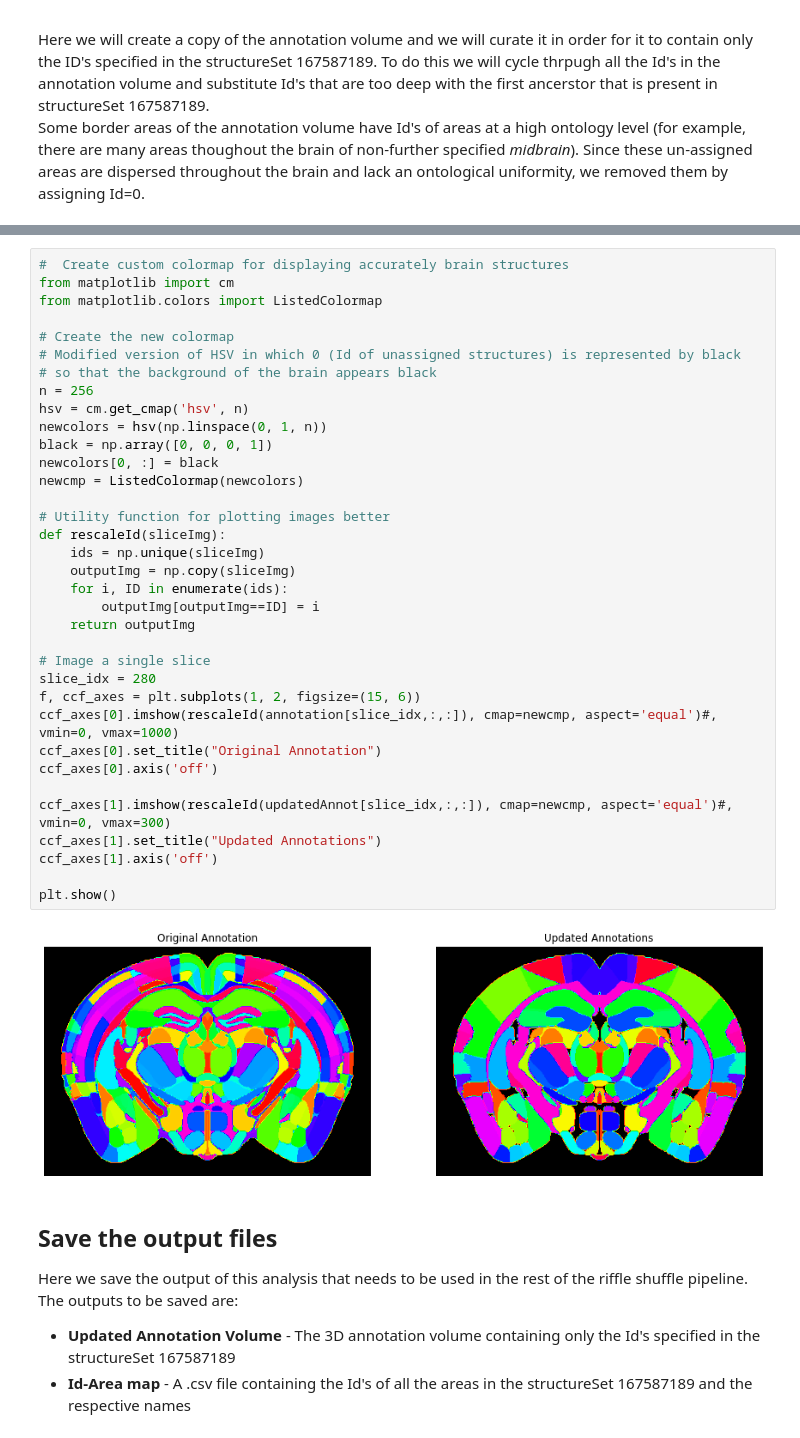
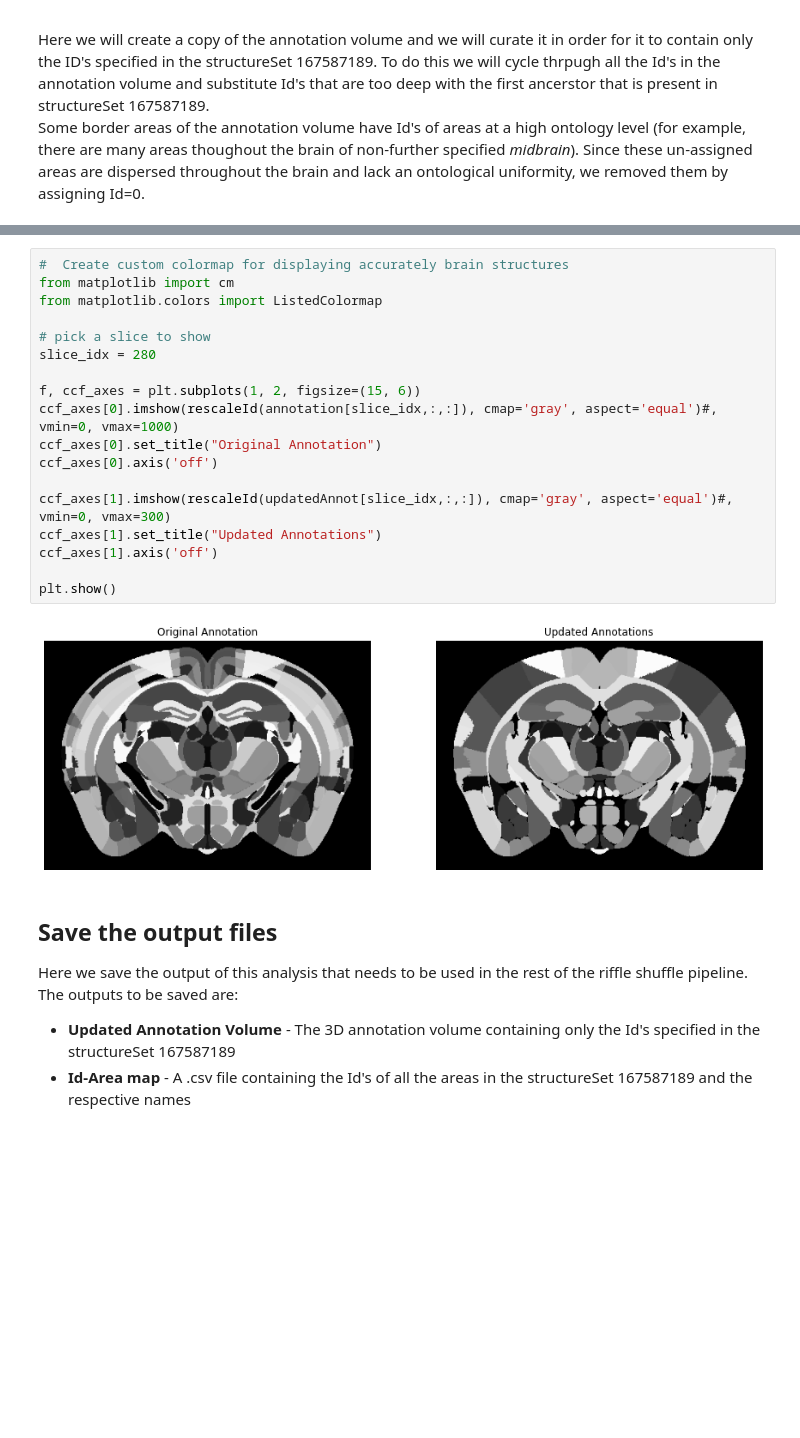
Before and after one commit to HMS-IDAC/RiffleShuffle, a Jupyter notebook: python/Explore the Allen Atlas.ipynb, the cells around one changed output, grey strips where cells are left out. Cells and saved outputs as stored; diff of their text form; blank space fills up the shorter version.

```diff
--- a/python/Explore the Allen Atlas.ipynb
+++ b/python/Explore the Allen Atlas.ipynb
@@ -265,40 +280,23 @@ id:23 --  no change
 # %%
 #  Create custom colormap for displaying accurately brain structures
 from matplotlib import cm
 from matplotlib.colors import ListedColormap
 
-# Create the new colormap
-# Modified version of HSV in which 0 (Id of unassigned structures) is represented by black
-# so that the background of the brain appears black
-n = 256
-hsv = cm.get_cmap('hsv', n)
-newcolors = hsv(np.linspace(0, 1, n))
-black = np.array([0, 0, 0, 1])
-newcolors[0, :] = black
-newcmp = ListedColormap(newcolors)
+# pick a slice to show
+slice_idx = 280
 
-# Utility function for plotting images better
-def rescaleId(sliceImg):
-    ids = np.unique(sliceImg)
-    outputImg = np.copy(sliceImg)
-    for i, ID in enumerate(ids):
-        outputImg[outputImg==ID] = i
-    return outputImg
-
-# Image a single slice
-slice_idx = 280
 f, ccf_axes = plt.subplots(1, 2, figsize=(15, 6))
-ccf_axes[0].imshow(rescaleId(annotation[slice_idx,:,:]), cmap=newcmp, aspect='equal')#, vmin=0, vmax=1000)
+ccf_axes[0].imshow(rescaleId(annotation[slice_idx,:,:]), cmap='gray', aspect='equal')#, vmin=0, vmax=1000)
 ccf_axes[0].set_title("Original Annotation")
 ccf_axes[0].axis('off')
 
-ccf_axes[1].imshow(rescaleId(updatedAnnot[slice_idx,:,:]), cmap=newcmp, aspect='equal')#, vmin=0, vmax=300)
+ccf_axes[1].imshow(rescaleId(updatedAnnot[slice_idx,:,:]), cmap='gray', aspect='equal')#, vmin=0, vmax=300)
 ccf_axes[1].set_title("Updated Annotations")
 ccf_axes[1].axis('off')
 
 plt.show()
 # %% [output]
-[figure, old version]
+[figure, new version]
 # %% [markdown]
 ## Save the output files
 
```
Also changed, not shown: parts of 5 cells of this notebook.
